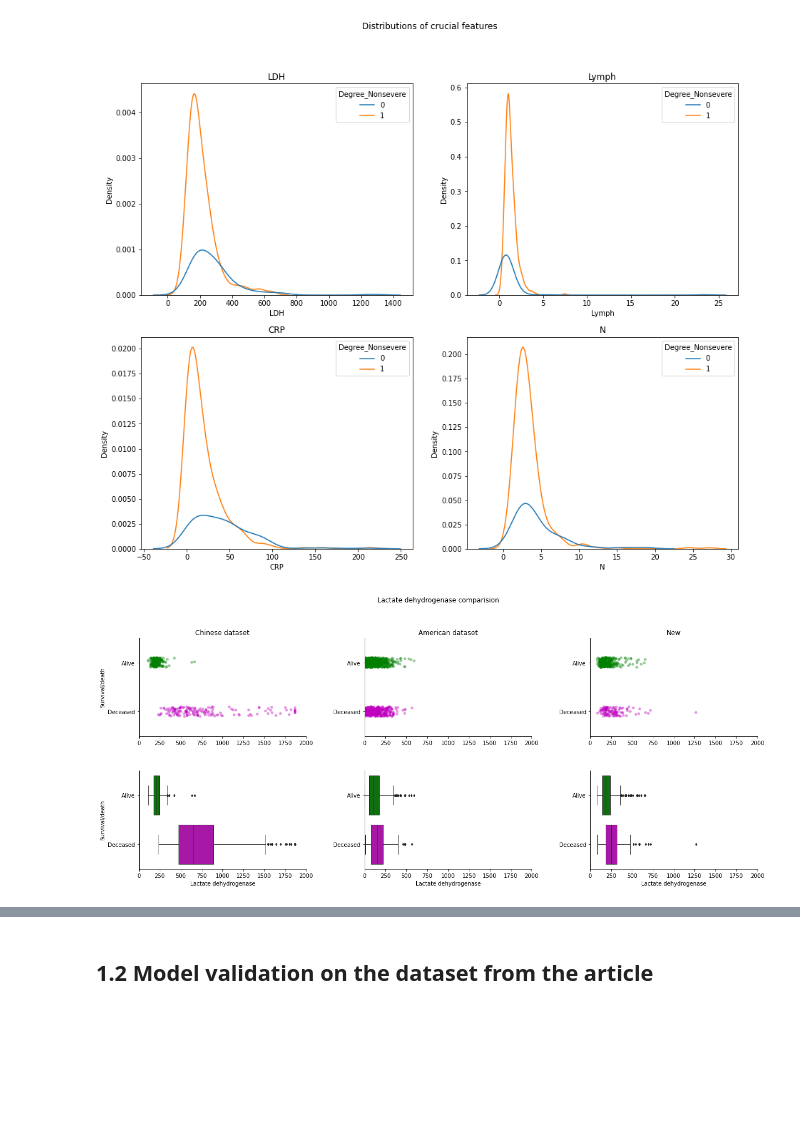
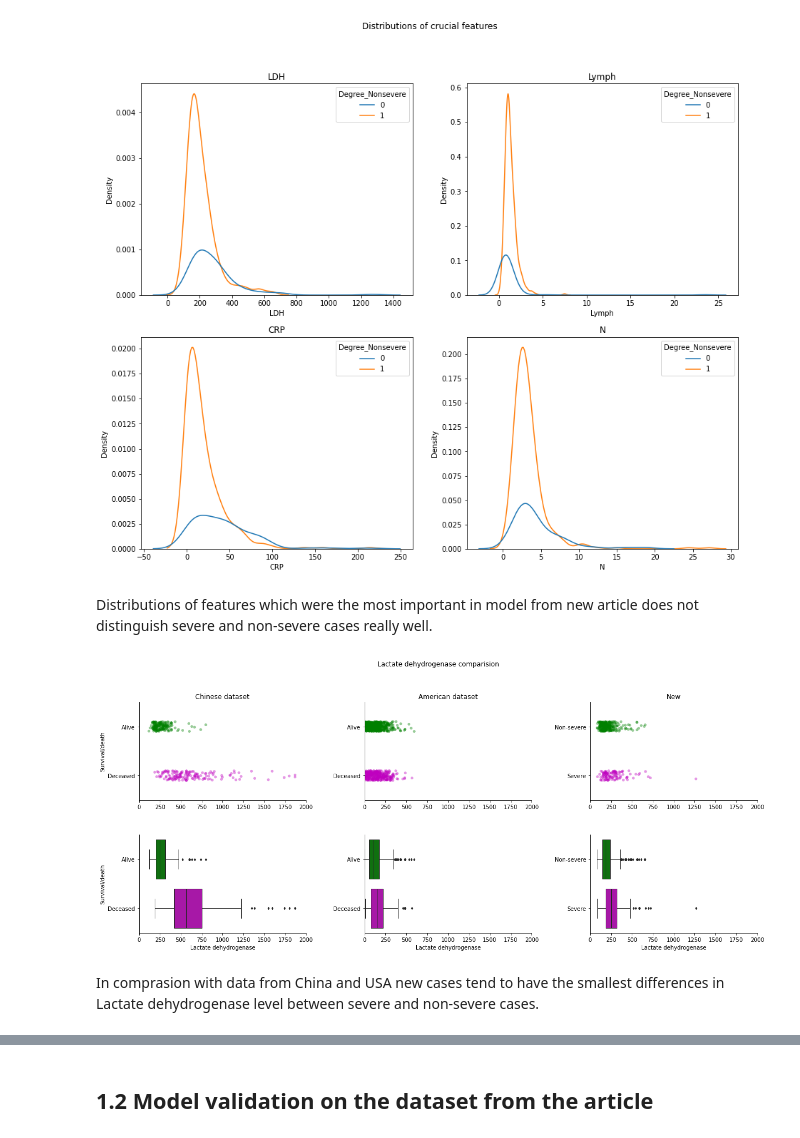
Before and after one commit to mini-pw/2021L-WB-ML, a Jupyter notebook: Nazwa_zespołu1/projekt_v1/Raport.ipynb, the cells around one changed output, grey strips where cells are left out. Saved outputs shown, nothing was run; the diff lists cells and outputs as text; code cells hidden in the pictures; blank space fills up the shorter version.

```diff
--- a/Nazwa_zespołu1/projekt_v1/Raport.ipynb
+++ b/Nazwa_zespołu1/projekt_v1/Raport.ipynb
@@ -22,12 +22,9 @@ import json
 from functools import partial
 warnings.filterwarnings("ignore")
 # %%
+df_china = pd.read_csv('china_processed.csv')
+df_new = pd.read_csv('dataset.csv')
 df_usa = pd.read_csv('Yan_reply_First_last_wtime.csv')
-df_france = pd.read_excel('french.xlsx')
-df_china = pd.read_excel('time_series_375_prerpocess_en.xlsx', index_col=[0,1])
-df_china = df_china.groupby('PATIENT_ID').last()
-
-df_new = pd.read_csv('dataset.csv')
 dictio = {True:1, False:0}
 df_new['outcome'] = df_new['Degree_Severe'].map(dictio)
 # %% [markdown]
@@ -59,6 +56,8 @@ plt.suptitle('Distributions of crucial features')
 plt.show()
 # %% [output]
 [figure]
+# %% [markdown]
+Distributions of features which were the most important in model from new article does not distinguish severe and non-severe cases really well.
 # %%
 df_new['lymph'] = df_new['Laboratory_test_L'] * 10
 def draw_plot(df1, main_feature1, div_feature1, title1,
@@ -90,7 +89,7 @@ def draw_plot(df1, main_feature1, div_feature1, title1,
     ax[0][2].set_title(title3)
     ax[0][2].set(xlim=(0, lim))
     ax[0][2].set(ylabel="")
-    ax[0][2].set_yticklabels(["Alive", "Deceased"])
+    ax[0][2].set_yticklabels(["Non-severe", "Severe"])
     ax[0][2].set(xlabel="")
 
     sns.boxplot(y=df1[div_feature1].astype(str), x=main_feature1, data=df1, ax=ax[1][0], palette=["g", "m"], linewidth=1, fliersize=3, order=["0", "1"])
@@ -109,7 +108,7 @@ def draw_plot(df1, main_feature1, div_feature1, title1,
     ax[1][2].set(xlim=(0, lim))
     ax[1][2].set(xlabel=feature_name)
     ax[1][2].set(ylabel="")
-    ax[1][2].set_yticklabels(["Alive", "Deceased"])
+    ax[1][2].set_yticklabels(["Non-severe", "Severe"])
 
     plt.subplots_adjust(wspace=0.35, hspace=0.35, top=0.85)
 
@@ -117,10 +116,12 @@ def draw_plot(df1, main_feature1, div_feature1, title1,
     #fig.savefig('ldh_usa.png', dpi=fig.dpi)
     plt.show()
 # %%
-draw_plot(df_china, 'Lactate dehydrogenase', 'outcome', 'Chinese dataset',
+draw_plot(df_china, 'First_LDH', 'outcome', 'Chinese dataset',
           df_usa, 'First_CRP', 'Expired_Outcome', 'American dataset',
           df_new, 'Laboratory_test_LDH_(U/L)', 'outcome', 'New',
           'Lactate dehydrogenase', 'Lactate dehydrogenase comparision', 2000)
 # %% [output]
-[figure, old version]
+[figure, new version]
+# %% [markdown]
+In comprasion with data from China and USA new cases tend to have the smallest differences in Lactate dehydrogenase level between severe and non-severe cases.
 # %%
```
Also changed, not shown: parts of 5 cells of this notebook.
